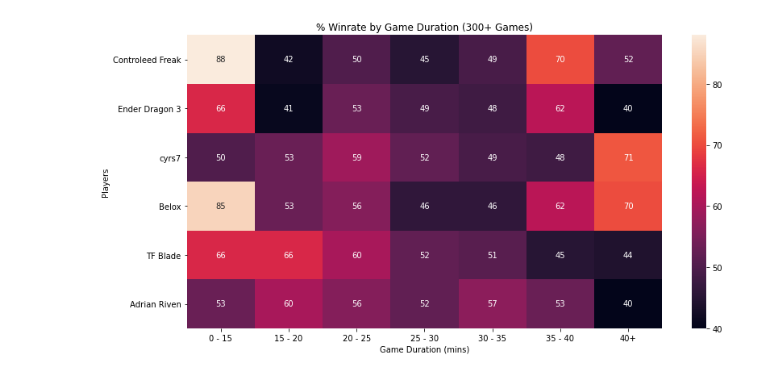
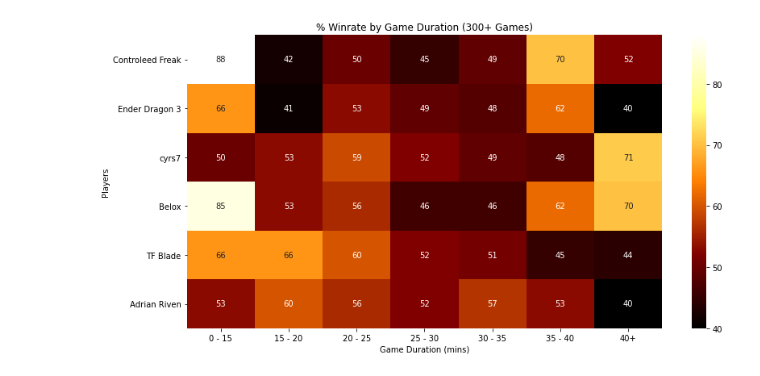
Before and after one commit to derrick-yyang/SelfAnalysisLOL, a Jupyter notebook: graphWinrateVsGameDuration.ipynb, the cells around one changed output. Drawn from its saved outputs; the diff is of its cells as text; code cells hidden in the pictures.

Commit message:
Changed heatmap colouring

```diff
--- a/graphWinrateVsGameDuration.ipynb
+++ b/graphWinrateVsGameDuration.ipynb
@@ -61,30 +61,31 @@ df6 = pd.read_csv('Summoner Data\Adrian Riven.csv')
 # %%
 # Axis Labels:
 # x-axis: matchtime
 # y-axis: players
 matchtime = ['0 - 15', '15 - 20', '20 - 25',
              '25 - 30', '30 - 35', '35 - 40',
              '40+']
 players = ['Controleed Freak', 'Ender Dragon 3', 'cyrs7', 'Belox', 'TF Blade', 'Adrian Riven']
 
 parser = RiotParser('Controleed Freak')
 winrateArray = np.array([get_winRate_list(df1, parser),
                         get_winRate_list(df2, parser),
                         get_winRate_list(df3, parser),
                         get_winRate_list(df4, parser),
                         get_winRate_list(df5, parser),
                         get_winRate_list(df6, parser)])
 
 # Heat map Specifics:
 fig, ax = plt.subplots(figsize=(12,6))
-sb.heatmap(winrateArray, xticklabels=matchtime, yticklabels=players, annot=True, ax=ax)
+sb.heatmap(winrateArray, xticklabels=matchtime, yticklabels=players, annot=True, cmap = "afmhot", ax=ax)
+#sb.color_palette("dark:salmon_r", as_cmap=True)
 
 plt.xlabel("Game Duration (mins)")
 plt.ylabel("Players")
 
 ax.set_title("% Winrate by Game Duration (300+ Games)")
 fig.tight_layout()
 
 plt.show()
 # %% [output]
-[figure, old version]
+[figure, new version]
```
